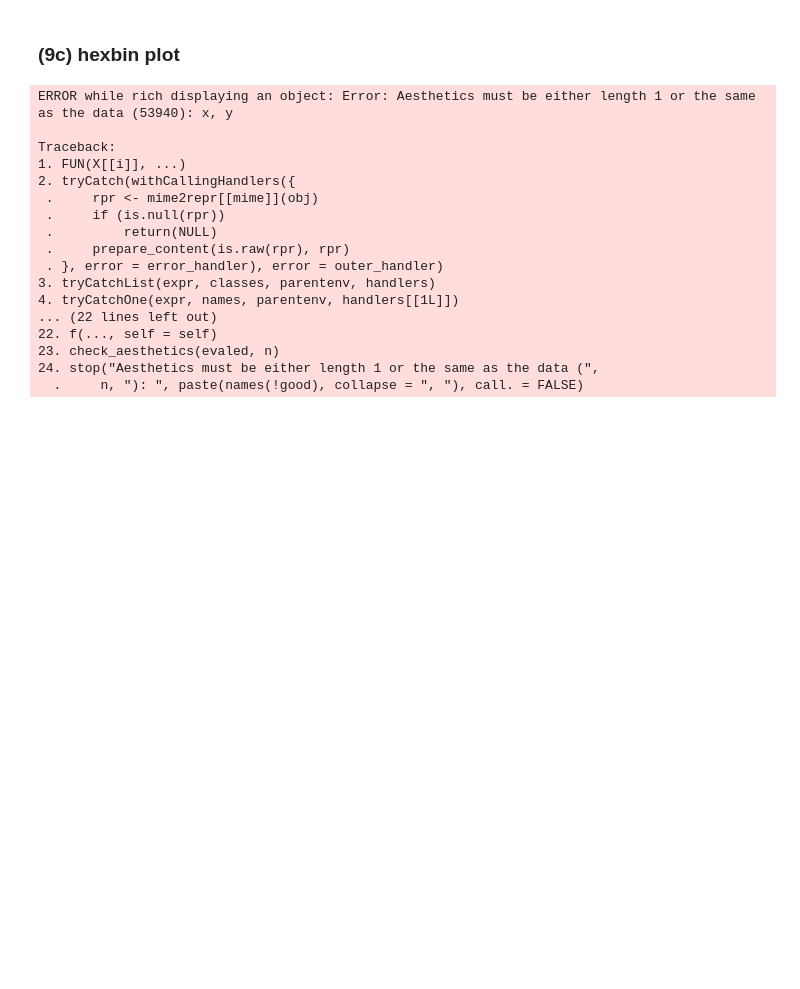
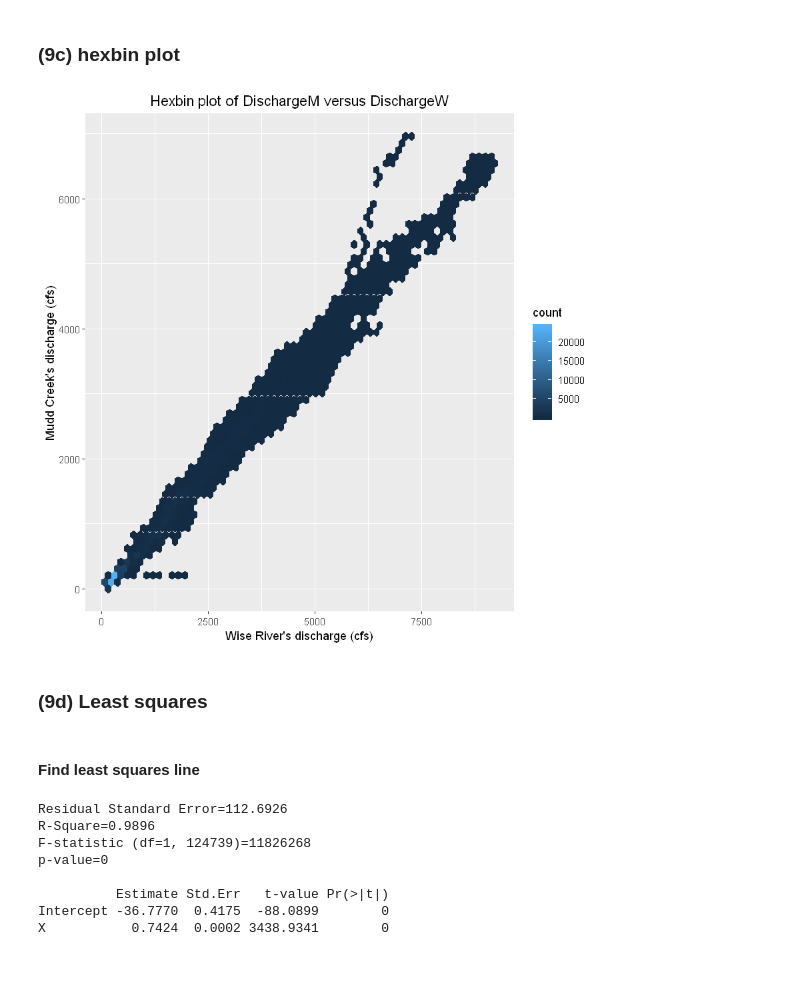
Before and after one commit to ngocdha/hw_Statistical_Learning, a Jupyter notebook: Labs/Lab_3/L3_02_Analysis.ipynb, the cells around one changed output. Drawn from its saved outputs; the diff is of its cells as text; code cells hidden in the pictures.

```diff
--- a/Labs/Lab_3/L3_02_Analysis.ipynb
+++ b/Labs/Lab_3/L3_02_Analysis.ipynb
@@ -373,25 +410,27 @@ cor(data$DischargeW, data$DischargeM)
 [1] 0.9947675
 # %% [markdown]
 ### (9c) hexbin plot
-# %%
-d <- ggplot(diamonds, aes(data$DischargeW, data$DischargeM))
-d + geom_hex()
-# %% [output]
-ERROR while rich displaying an object: Error: Aesthetics must be either length 1 or the same as the data (53940): x, y
-
-Traceback:
-1. FUN(X[[i]], ...)
-2. tryCatch(withCallingHandlers({
- .     rpr <- mime2repr[[mime]](obj)
- .     if (is.null(rpr))
- .         return(NULL)
- .     prepare_content(is.raw(rpr), rpr)
- . }, error = error_handler), error = outer_handler)
-3. tryCatchList(expr, classes, parentenv, handlers)
-4. tryCatchOne(expr, names, parentenv, handlers[[1L]])
-... (22 lines left out)
-22. f(..., self = self)
-23. check_aesthetics(evaled, n)
-24. stop("Aesthetics must be either length 1 or the same as the data (",
-  .     n, "): ", paste(names(!good), collapse = ", "), call. = FALSE)
-[figure, removed]
+# %%
+d <- ggplot(data, aes(data$DischargeW, data$DischargeM))
+d + geom_hex(binwidth = c(150, 120)) +
+xlab("Wise River's discharge (cfs)") +
+ylab("Mudd Creek's discharge (cfs)") +
+ggtitle("Hexbin plot of DischargeM versus DischargeW") + theme(plot.title = element_text(hjust = 0.5))
+# %% [output]
+[figure, added]
+# %% [markdown]
+### (9d) Least squares
+# %% [markdown]
+#### Find least squares line
+# %%
+leastSquares <- lsfit(data$DischargeW, data$DischargeM)
+ls.print(leastSquares)
+# %% [output]
+Residual Standard Error=112.6926
+R-Square=0.9896
+F-statistic (df=1, 124739)=11826268
+p-value=0
+
+          Estimate Std.Err   t-value Pr(>|t|)
+Intercept -36.7770  0.4175  -88.0899        0
+X           0.7424  0.0002 3438.9341        0
```
Also changed, not shown: parts of 34 cells of this notebook, 3 other files.
